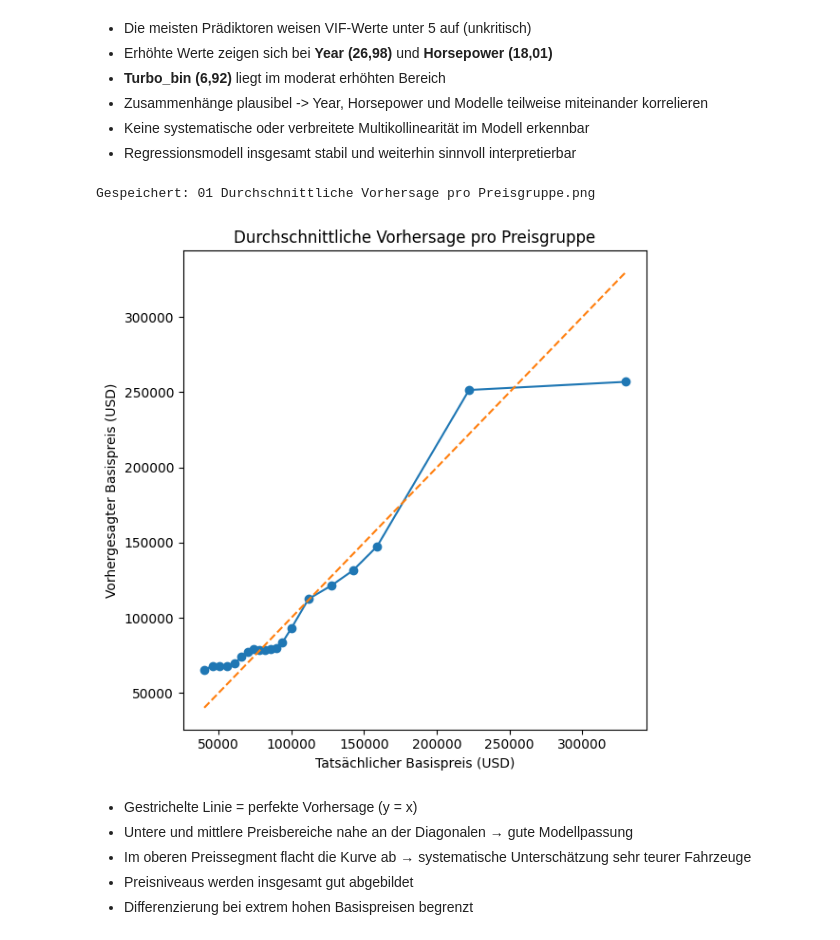
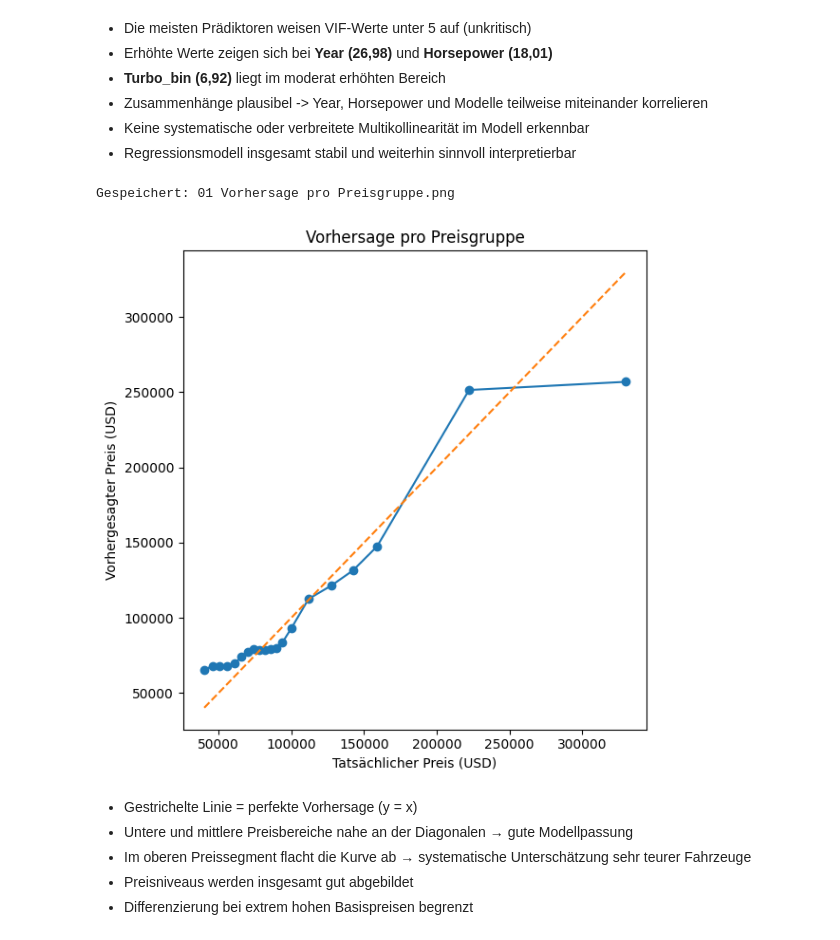
Before and after one commit to 1Zippel4/Mercedes_Global_Sales, a Jupyter notebook: 03_Multiple_Regression.ipynb, the cells around one changed output. Drawn from its saved outputs; the diff is of its cells as text; code cells hidden in the pictures.

```diff
--- a/03_Multiple_Regression.ipynb
+++ b/03_Multiple_Regression.ipynb
@@ -341,38 +341,38 @@ residuals = y_test - y_pred
 
 y_true = y_test.to_numpy()
 y_hat  = y_pred
 
 df_plot = pd.DataFrame({
     "true": y_test,
     "pred": y_pred
 })
 
 # 20 gleich große Preisgruppen
 df_plot["bin"] = pd.qcut(df_plot["true"], q=20, duplicates="drop")
 
 binned = df_plot.groupby("bin", observed=True).agg(
     true_mean=("true","mean"),
     pred_mean=("pred","mean")
 ).reset_index()
 
 plt.figure(figsize=(6,6))
 plt.plot(binned["true_mean"], binned["pred_mean"], marker="o")
 
 mn = min(binned["true_mean"].min(), binned["pred_mean"].min())
 mx = max(binned["true_mean"].max(), binned["pred_mean"].max())
 plt.plot([mn, mx], [mn, mx], linestyle="--")
 
-plt.xlabel("Tatsächlicher Basispreis (USD)")
-plt.ylabel("Vorhergesagter Basispreis (USD)")
-plt.title("Durchschnittliche Vorhersage pro Preisgruppe")
+plt.xlabel("Tatsächlicher Preis (USD)")
+plt.ylabel("Vorhergesagter Preis (USD)")
+plt.title("Vorhersage pro Preisgruppe")
 
 save_current_plot_mr()
 
 plt.tight_layout()
 plt.show()
 # %% [output]
-Gespeichert: 01 Durchschnittliche Vorhersage pro Preisgruppe.png
+Gespeichert: 01 Vorhersage pro Preisgruppe.png
-[figure, old version]
+[figure, new version]
 # %% [markdown]
 - Gestrichelte Linie = perfekte Vorhersage (y = x)
 - Untere und mittlere Preisbereiche nahe an der Diagonalen → gute Modellpassung
```
Also changed, not shown: parts of 1 cell of this notebook, 16 other files.
